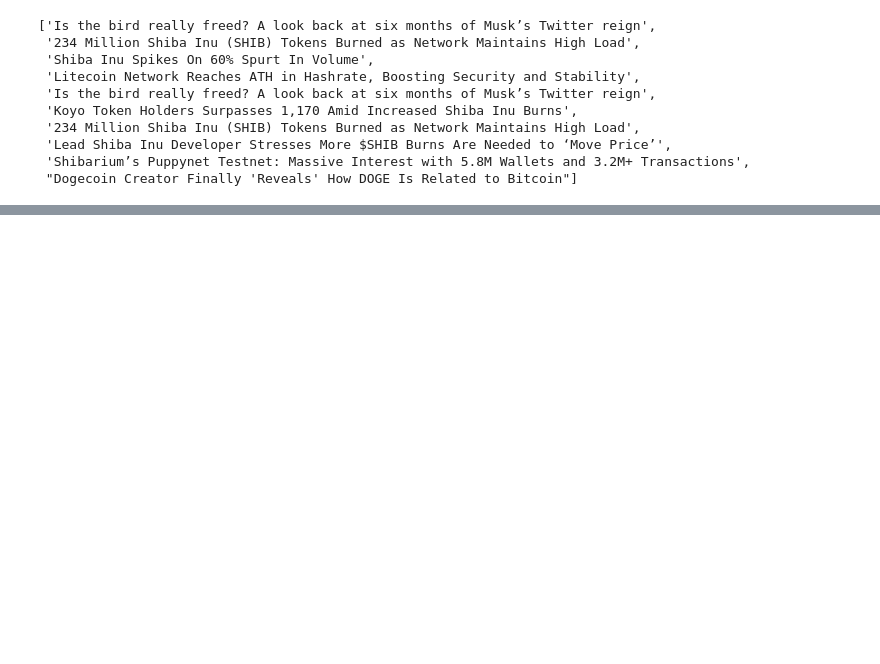
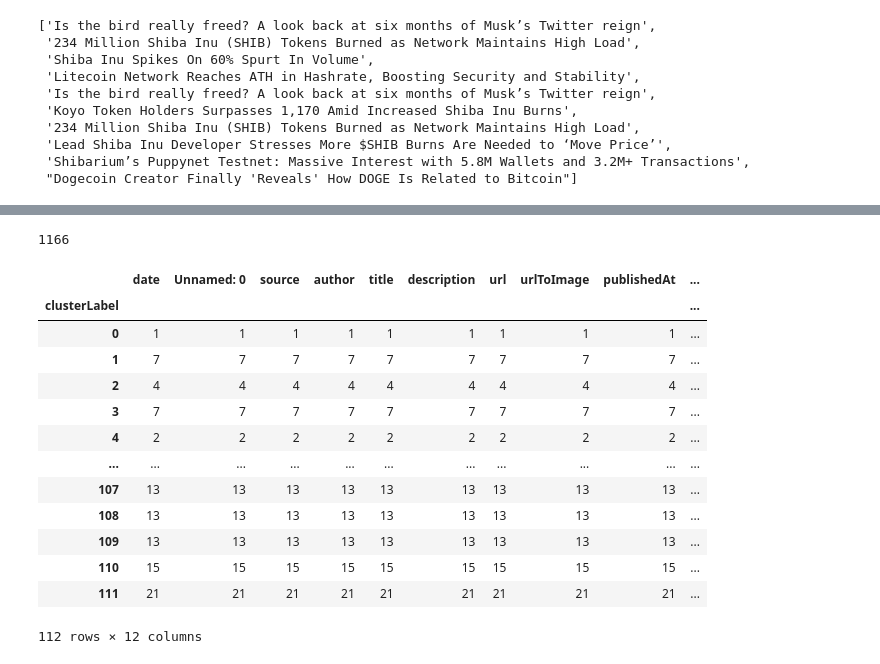
Before and after one commit to abhishekanand1710/NewsEventTimeline, a Jupyter notebook: News-Timeline-Generation-Sentence-Embeddings-Clustering.ipynb, the cells around one changed output, grey strips where cells are left out. Saved outputs shown, nothing was run; the diff lists cells and outputs as text; code cells hidden in the pictures; blank space fills up the shorter version.

Commit message:
Kaggle Notebook | News Timeline Generation using Clustering | Version 2

```diff
--- a/News-Timeline-Generation-Sentence-Embeddings-Clustering.ipynb
+++ b/News-Timeline-Generation-Sentence-Embeddings-Clustering.ipynb
@@ -270,0 +299,3 @@ cluster_27
+# %%
+articles_df['clusterProb'] = clusters.probabilities_
+articles_df.head()
@@ -270,0 +309,3 @@ cluster_27
+# %%
+clusters_df = articles_df.copy()
+clusters_df.head()
@@ -270,0 +319,3 @@ cluster_27
+# %%
+clusters_df.drop(clusters_df[clusters_df.clusterLabel == -1].index, inplace=True)
+len(clusters_df)
@@ -270,0 +324,3 @@ cluster_27
+# %%
+unique_events = clusters_df.sort_values('clusterProb', ascending = False).groupby(['clusterLabel', 'date'], as_index = False).first()
+unique_events.head()
@@ -270,0 +334,21 @@ cluster_27
+# %%
+len(unique_events)
+# %% [output]
+1166
+# %%
+unique_events.groupby(['clusterLabel']).count()
+# %% [output]
+|  | date | Unnamed: 0 | source | author | title | description | url | urlToImage | publishedAt | ... |
+| clusterLabel |  |  |  |  |  |  |  |  |  | ... |
+| 0 | 1 | 1 | 1 | 1 | 1 | 1 | 1 | 1 | 1 | ... |
+| 1 | 7 | 7 | 7 | 7 | 7 | 7 | 7 | 7 | 7 | ... |
+| 2 | 4 | 4 | 4 | 4 | 4 | 4 | 4 | 4 | 4 | ... |
+| 3 | 7 | 7 | 7 | 7 | 7 | 7 | 7 | 7 | 7 | ... |
+| 4 | 2 | 2 | 2 | 2 | 2 | 2 | 2 | 2 | 2 | ... |
+| ... | ... | ... | ... | ... | ... | ... | ... | ... | ... | ... |
+| 107 | 13 | 13 | 13 | 13 | 13 | 13 | 13 | 13 | 13 | ... |
+| 108 | 13 | 13 | 13 | 13 | 13 | 13 | 13 | 13 | 13 | ... |
+| 109 | 13 | 13 | 13 | 13 | 13 | 13 | 13 | 13 | 13 | ... |
+| 110 | 15 | 15 | 15 | 15 | 15 | 15 | 15 | 15 | 15 | ... |
+| 111 | 21 | 21 | 21 | 21 | 21 | 21 | 21 | 21 | 21 | ... |
+112 rows × 12 columns
```
Also changed, not shown: parts of 20 cells of this notebook.
